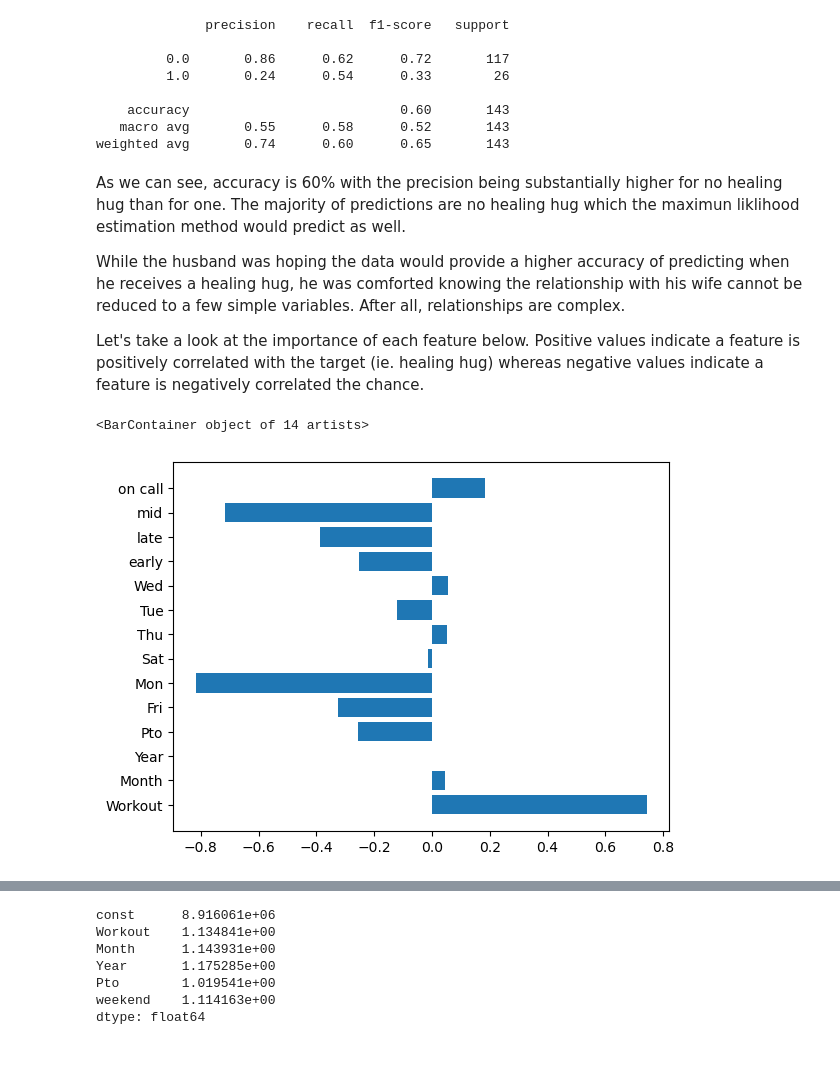
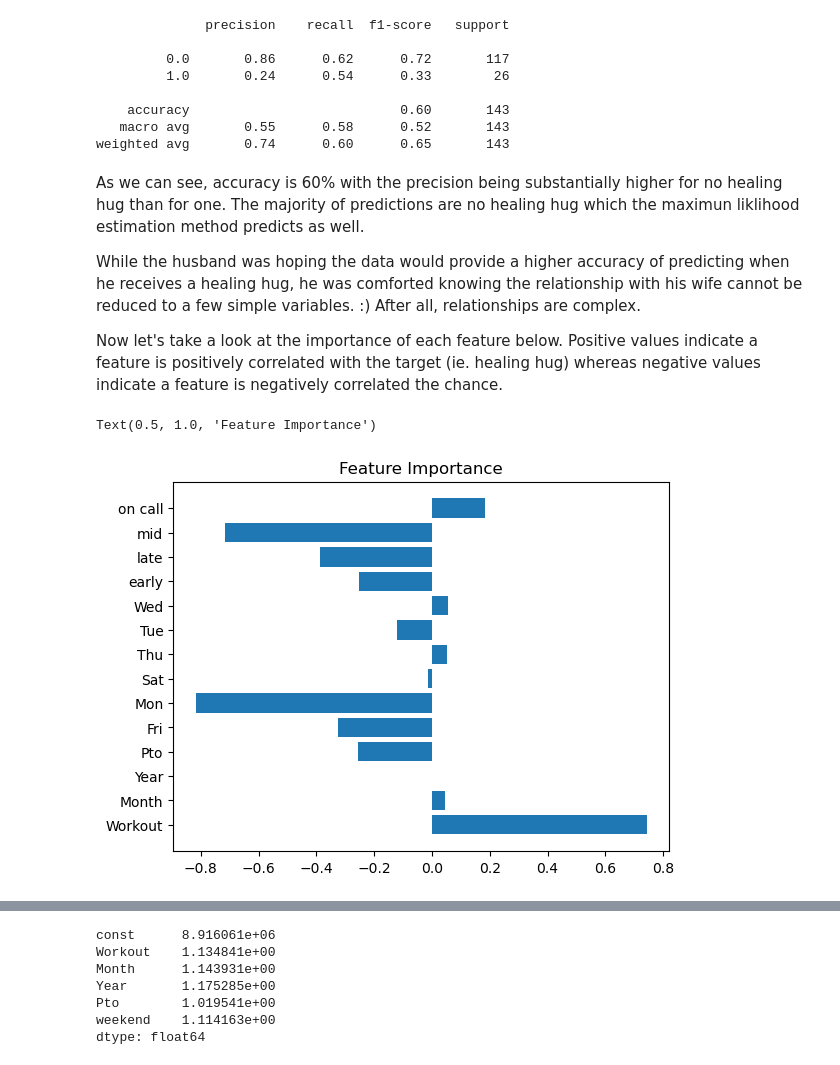
Before and after one commit to oto235/Jason-Schwarz-Data-Science-Portfolio, a Jupyter notebook: healing_hugs/main.ipynb, the cells around one changed output, grey strips where cells are left out. Cells and saved outputs as stored; diff of their text form; code cells hidden in the pictures.

```diff
--- a/healing_hugs/main.ipynb
+++ b/healing_hugs/main.ipynb
@@ -225,14 +257,15 @@ print(classification_report(y_test, y_preds))
    macro avg       0.55      0.58      0.52       143
 weighted avg       0.74      0.60      0.65       143
 # %% [markdown]
-As we can see, accuracy is 60% with the precision being substantially higher for no healing hug than for one. The majority of predictions are no healing hug which the maximun liklihood estimation method would predict as well.
+As we can see, accuracy is 60% with the precision being substantially higher for no healing hug than for one. The majority of predictions are no healing hug which the maximun liklihood estimation method predicts as well.
 
-While the husband was hoping the data would provide a higher accuracy of predicting when he receives a healing hug, he was comforted knowing the relationship with his wife cannot be reduced to a few simple variables. After all, relationships are complex.
+While the husband was hoping the data would provide a higher accuracy of predicting when he receives a healing hug, he was comforted knowing the relationship with his wife cannot be reduced to a few simple variables. :) After all, relationships are complex.
 
-Let's take a look at the importance of each feature below. Positive values indicate a feature is positively correlated with the target (ie. healing hug) whereas negative values indicate a feature is negatively correlated the chance.
+Now let's take a look at the importance of each feature below. Positive values indicate a feature is positively correlated with the target (ie. healing hug) whereas negative values indicate a feature is negatively correlated the chance.
 # %%
 feat_importance = log_model.coef_.flatten()
 plt.barh(X.columns, feat_importance)
+plt.title("Feature Importance")
 # %% [output]
-<BarContainer object of 14 artists>
+Text(0.5, 1.0, 'Feature Importance')
-[figure, old version]
+[figure, new version]
```
Also changed, not shown: parts of 41 cells of this notebook, 3 other files.
